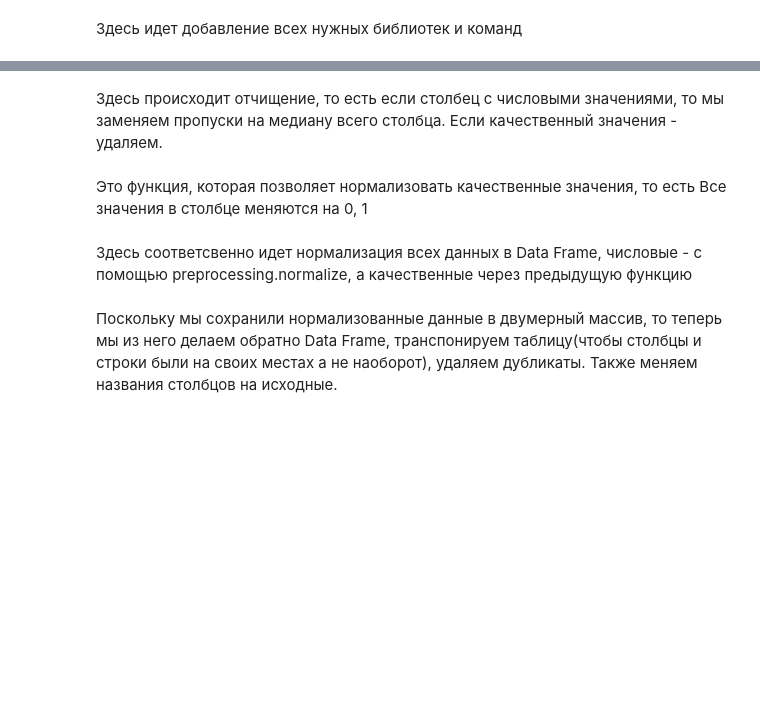
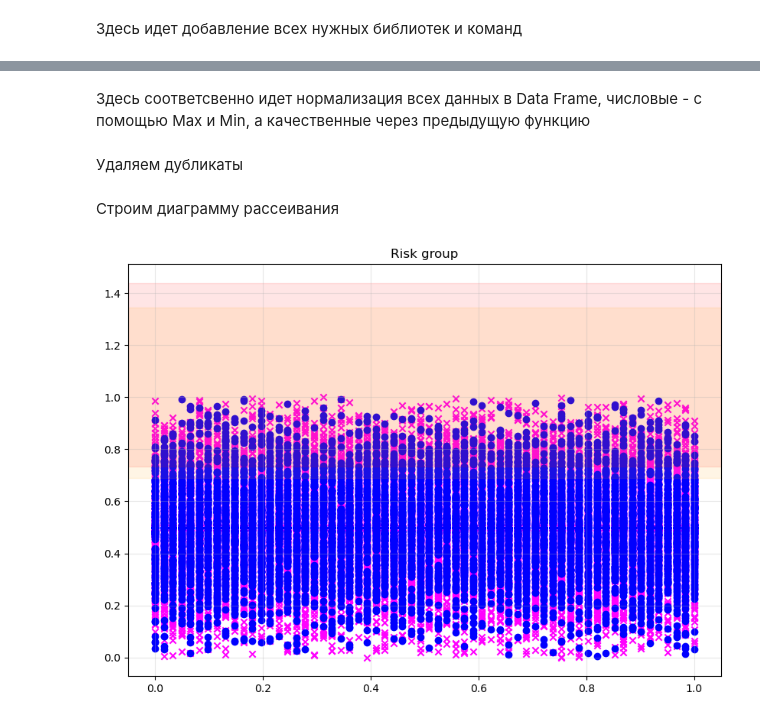
Before and after one commit to brick1ng5654/course-3, a Jupyter notebook: boml/lab_1/omo1.ipynb, the cells around one changed output, grey strips where cells are left out. Saved outputs shown, nothing was run; the diff lists cells and outputs as text; code cells hidden in the pictures; blank space fills up the shorter version.

```diff
--- a/boml/lab_1/omo1.ipynb
+++ b/boml/lab_1/omo1.ipynb
@@ -110,2 +142,2 @@ for column in df.columns:
 # %% [markdown]
-Здесь происходит отчищение, то есть если столбец с числовыми значениями, то мы заменяем пропуски на медиану всего столбца. Если качественный значения - удаляем.
+Здесь соответсвенно идет нормализация всех данных в Data Frame, числовые - с помощью Max и Min, а качественные через предыдущую функцию
@@ -153,29 +144,39 @@ def normalize_object_data(series):
-# %% [markdown]
-Это функция, которая позволяет нормализовать качественные значения, то есть Все значения в столбце меняются на 0, 1
 # %%
 #Normalization of Data Frame
-array_normalize = []
-for column in df.columns:
-    if (df[column].dtype == "int64" or df[column].dtype == "float64"):
-        array = np.array(df[column])
-        normalize_arr = preprocessing.normalize([array])
-        array_normalize.append(normalize_arr[0])
-    else:
-        normalize_column = normalize_object_data(df[column])
-        normalize_arr = np.array(normalize_column)
-        array_normalize.append(normalize_arr)
+age_min = df['age'].min()
+age_max = df['age'].max()
+bp_min = df['blood_pressure'].min()
+bp_max = df['blood_pressure'].max()
+vspan_min_normalized = (60 - age_min)/(age_max - age_min)
+vspan_max_normalized = (100 - age_min)/(age_max - age_min)
+hspan_min_normalized = (140 - bp_min)/(bp_max - bp_min)
+hspan_max_normalized = (200 - bp_min)/(bp_max - bp_min)
+
+scaler = preprocessing.MinMaxScaler()
+numeric_columns = df.select_dtypes(include=['int64', 'float64']).columns
+df[numeric_columns] = scaler.fit_transform(df[numeric_columns])
+object_columns = df.select_dtypes(include=["object"]).columns
+for column in object_columns:
+        one_hot = pd.get_dummies(df[column], prefix=column)
+        df = df.drop(column, axis=1)
+        df = pd.concat([df, one_hot], axis=1)
 # %% [markdown]
-Здесь соответсвенно идет нормализация всех данных в Data Frame, числовые - с помощью preprocessing.normalize, а качественные через предыдущую функцию
+Удаляем дубликаты
 # %%
 #Delete dublicates
-df_final = pd.DataFrame(array_normalize)
-df_final = df_final.T
 #insurance_data_unique = insurance_data.drop_duplicates()
-df_final = df_final.drop_duplicates()
-df_final.columns = df.columns
+df = df.drop_duplicates()
-# %% [markdown]
-Поскольку мы сохранили нормализованные данные в двумерный массив, то теперь мы из него делаем обратно Data Frame, транспонируем таблицу(чтобы столбцы и строки были на своих местах а не наоборот), удаляем дубликаты. Также меняем названия столбцов на исходные.
+# %% [markdown]
+Строим диаграмму рассеивания
 # %%
-#Diagram
-# plt.figure(figsize=(10, 7))
-# plt.scatter()
+
+plt.figure(figsize=(10, 7))
+plt.scatter('age', 'blood_pressure', data=df[df['target_healthy'] == 1], marker='x', c='magenta')
+plt.scatter('age', 'blood_pressure', data=df[df['target_diseased'] == 1], marker='o', c = 'blue')
+plt.title("Risk group")
+plt.grid(True, alpha=0.3)
+plt.axhspan(hspan_min_normalized, hspan_max_normalized, alpha=0.1, color='red', label="High BloodPressure zone")
+plt.axhspan(vspan_min_normalized, vspan_max_normalized, alpha=0.1, color='orange', label="Elderly zone")
+plt.show()
+# %% [output]
+[figure, added]
```
Also changed, not shown: parts of 15 cells of this notebook.
